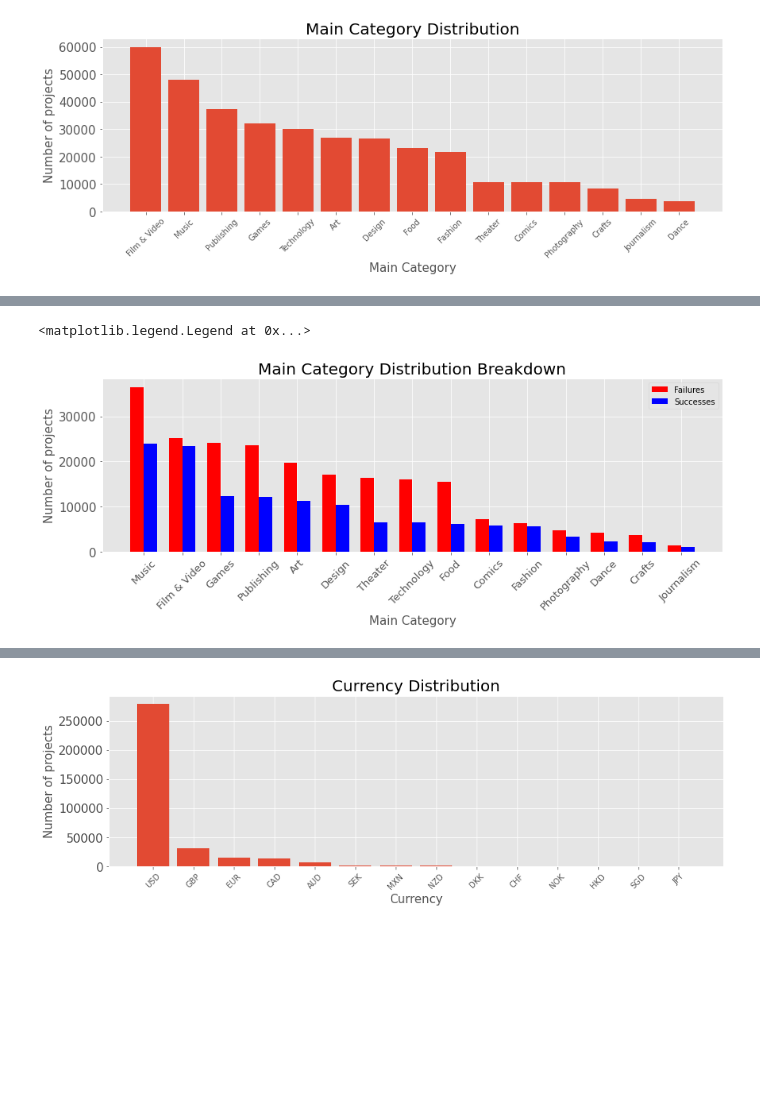
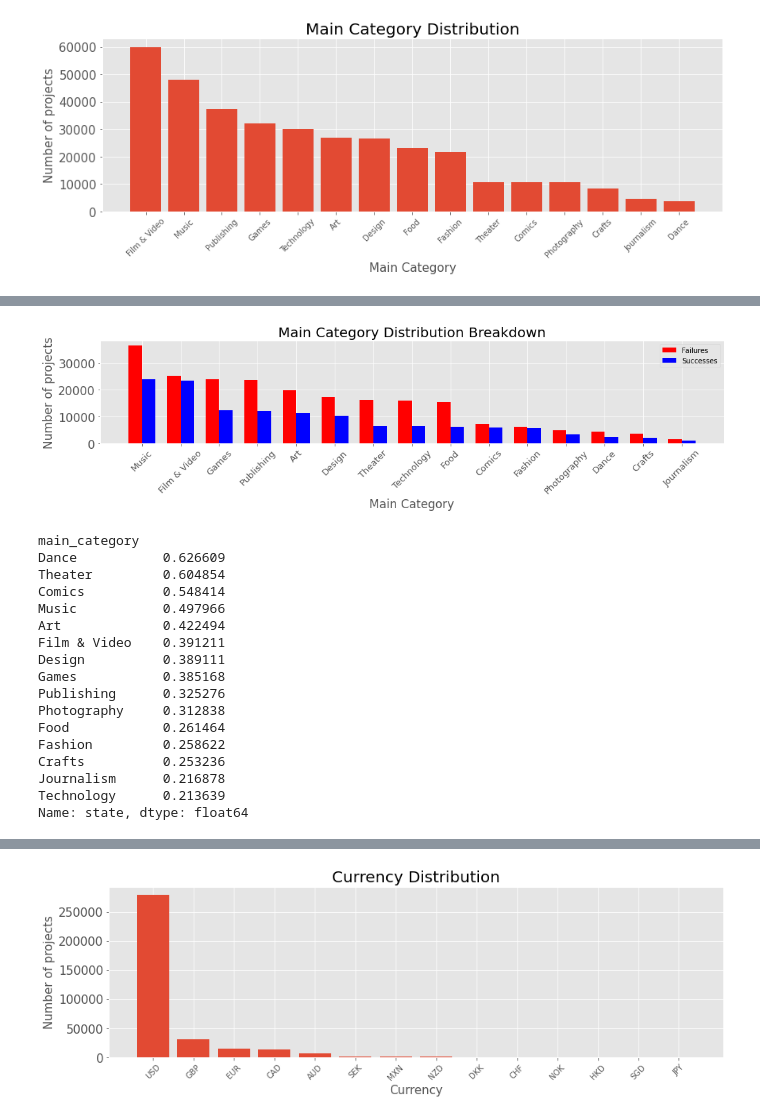
Before and after one commit to benkarlsberg/Ensemble-Deep-Learning-Model-Predict-Kickstarter-Success, a Jupyter notebook: EDA.ipynb, the cells around one changed output, grey strips where cells are left out. Cells and saved outputs as stored; diff of their text form; code cells hidden in the pictures; blank space fills up the shorter version.

Commit message:
fixed up graphs and exported

```diff
--- a/EDA.ipynb
+++ b/EDA.ipynb
@@ -427,25 +427,47 @@ Name: main_category, dtype: int64
 # %%
 fig, ax = plt.subplots(1, figsize = (14, 4))
 
 labels = main_category_successes.index
 x = np.arange(len(labels))
 width = 0.35
 
 ax.bar(x - width/2, main_category_failures.values, width, label = 'Failures', color = 'r')
 ax.bar(x + width/2, main_category_successes.values, width, label = 'Successes', color = 'b')
 
 ax.set_xticks(x)
 ax.set_xticklabels(labels)
 
 plt.title('Main Category Distribution Breakdown')
 plt.ylabel('Number of projects')
 plt.xlabel('Main Category')
 plt.rc('xtick', labelsize=13)
 plt.xticks(rotation =45)
 plt.rc('ytick', labelsize=17)
 plt.rc('axes', titlesize=20)
 plt.rc('axes', labelsize = 17)
 plt.legend()
+plt.tight_layout()
+plt.savefig('images/main_category_breakdown.jpg')
 # %% [output]
-<matplotlib.legend.Legend at 0x...>
-[figure, old version]
+[figure, new version]
+# %%
+success_rate_category = df.groupby('main_category')['state'].mean().sort_values(ascending = False)
+success_rate_category
+# %% [output]
+main_category
+Dance           0.626609
+Theater         0.604854
+Comics          0.548414
+Music           0.497966
+Art             0.422494
+Film & Video    0.391211
+Design          0.389111
+Games           0.385168
+Publishing      0.325276
+Photography     0.312838
+Food            0.261464
+Fashion         0.258622
+Crafts          0.253236
+Journalism      0.216878
+Technology      0.213639
+Name: state, dtype: float64
```
Also changed, not shown: parts of 5 cells of this notebook, 11 other files.
